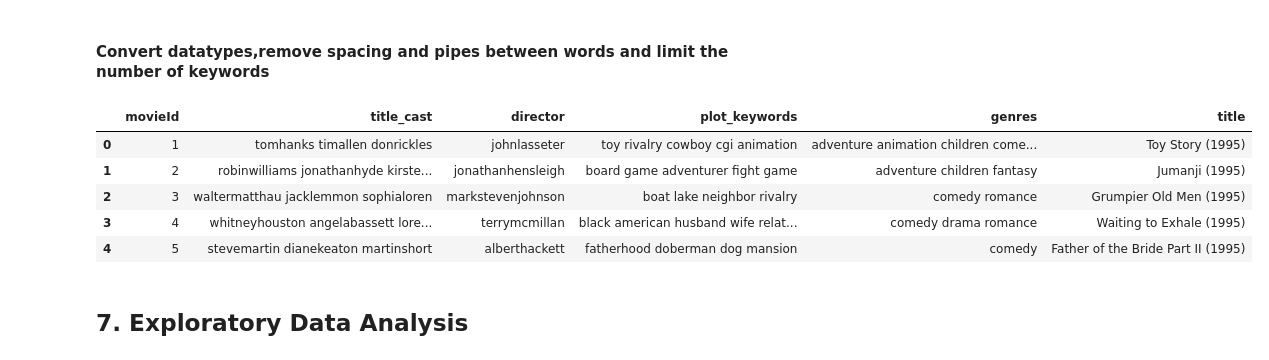
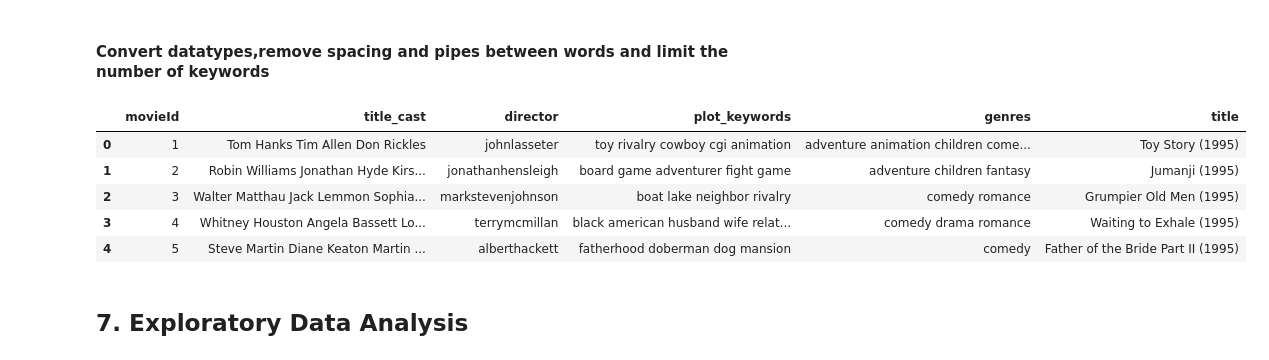
Before and after one commit to drikus-d/unsupervised-predict-streamlit-template, a Jupyter notebook: Euphrasia_Unsupervised_Notebook.ipynb, the cells around one changed output. Saved outputs shown, nothing was run; the diff lists cells and outputs as text; code cells hidden in the pictures.

```diff
--- a/Euphrasia_Unsupervised_Notebook.ipynb
+++ b/Euphrasia_Unsupervised_Notebook.ipynb
@@ -154,34 +154,34 @@ df.head()
 # %%
 # Convert data types to strings for string handling
 df['title_cast'] = df.title_cast.astype(str)
 df['plot_keywords'] = df.plot_keywords.astype(str)
 df['genres'] = df.genres.astype(str)
 df['director'] = df.director.astype(str)
 
 # Removing spaces between names
 df['director'] = df['director'].apply(lambda x: "".join(x.lower() for x in x.split()))
-df['title_cast'] = df['title_cast'].apply(lambda x: "".join(x.lower() for x in x.split()))
+df['director'] = df['director'].apply(lambda x: "".join(x.lower() for x in x.split()))
 
 # Discarding the pipes between the actors' full names and getting only the first three names
 df['title_cast'] = df['title_cast'].map(lambda x: x.split('|')[:3])
 df['title_cast'] = df['title_cast'].apply(lambda x: " ".join(x))
 
 # Discarding the pipes between the plot keywords' and getting only the first five words
 df['plot_keywords'] = df['plot_keywords'].map(lambda x: x.split('|')[:5])
 df['plot_keywords'] = df['plot_keywords'].apply(lambda x: " ".join(x))
 
 # Discarding the pipes between the genres
 df['genres'] = df['genres'].map(lambda x: x.lower().split('|'))
 df['genres'] = df['genres'].apply(lambda x: " ".join(x))
 
 df.head()
 # %% [output]
 |  | movieId | title_cast | director | plot_keywords | genres | title |
-| 0 | 1 | tomhanks timallen donrickles | johnlasseter | toy rivalry cowboy cgi animation | adventure animation children come... | Toy Story (1995) |
-| 1 | 2 | robinwilliams jonathanhyde kirste... | jonathanhensleigh | board game adventurer fight game | adventure children fantasy | Jumanji (1995) |
-| 2 | 3 | waltermatthau jacklemmon sophialoren | markstevenjohnson | boat lake neighbor rivalry | comedy romance | Grumpier Old Men (1995) |
-| 3 | 4 | whitneyhouston angelabassett lore... | terrymcmillan | black american husband wife relat... | comedy drama romance | Waiting to Exhale (1995) |
-| 4 | 5 | stevemartin dianekeaton martinshort | alberthackett | fatherhood doberman dog mansion | comedy | Father of the Bride Part II (1995) |
+| 0 | 1 | Tom Hanks Tim Allen Don Rickles | johnlasseter | toy rivalry cowboy cgi animation | adventure animation children come... | Toy Story (1995) |
+| 1 | 2 | Robin Williams Jonathan Hyde Kirs... | jonathanhensleigh | board game adventurer fight game | adventure children fantasy | Jumanji (1995) |
+| 2 | 3 | Walter Matthau Jack Lemmon Sophia... | markstevenjohnson | boat lake neighbor rivalry | comedy romance | Grumpier Old Men (1995) |
+| 3 | 4 | Whitney Houston Angela Bassett Lo... | terrymcmillan | black american husband wife relat... | comedy drama romance | Waiting to Exhale (1995) |
+| 4 | 5 | Steve Martin Diane Keaton Martin ... | alberthackett | fatherhood doberman dog mansion | comedy | Father of the Bride Part II (1995) |
 # %% [markdown]
 ## 7. Exploratory Data Analysis
 # %%
```
Also changed, not shown: parts of 6 cells of this notebook, 1 other file.
